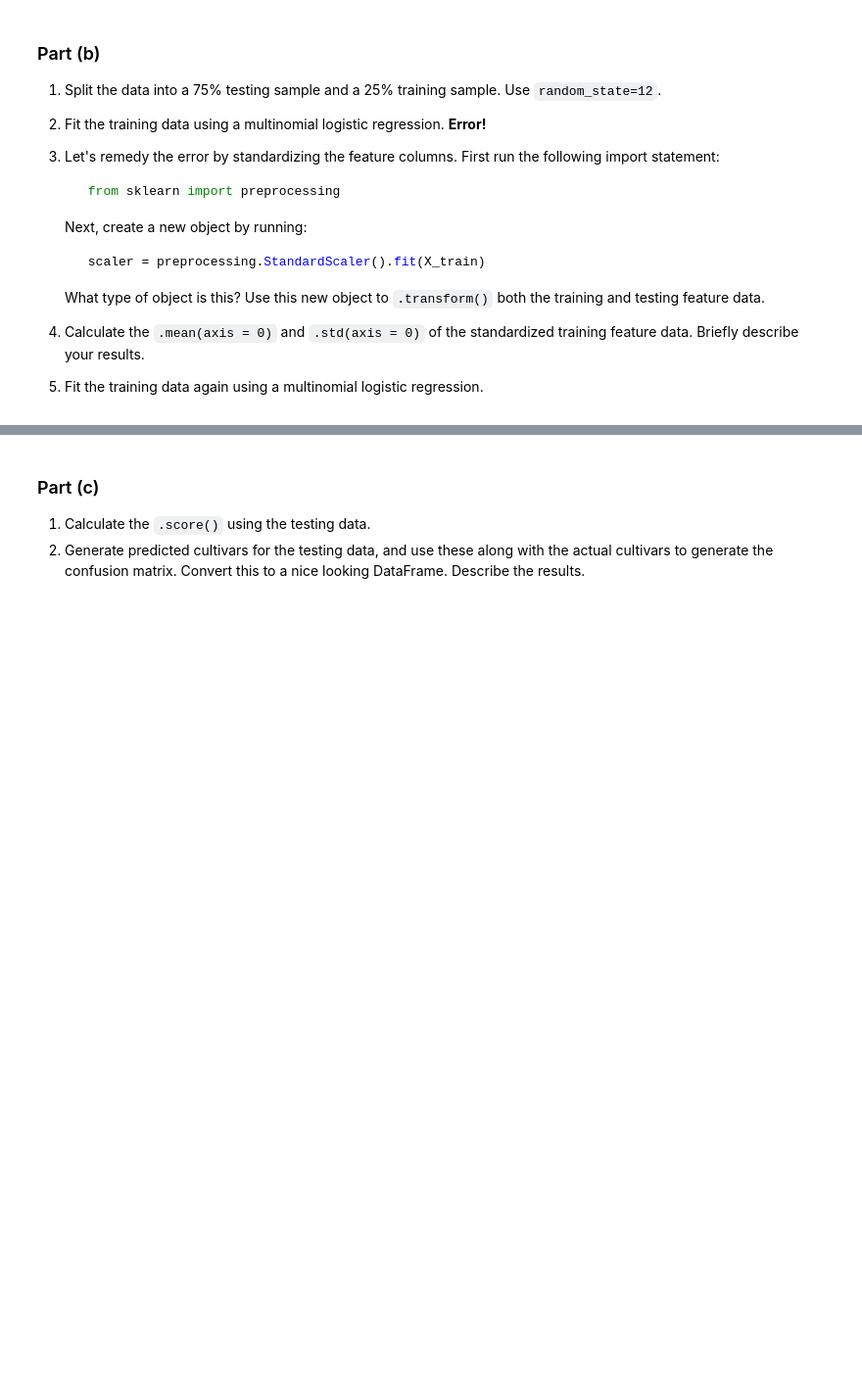
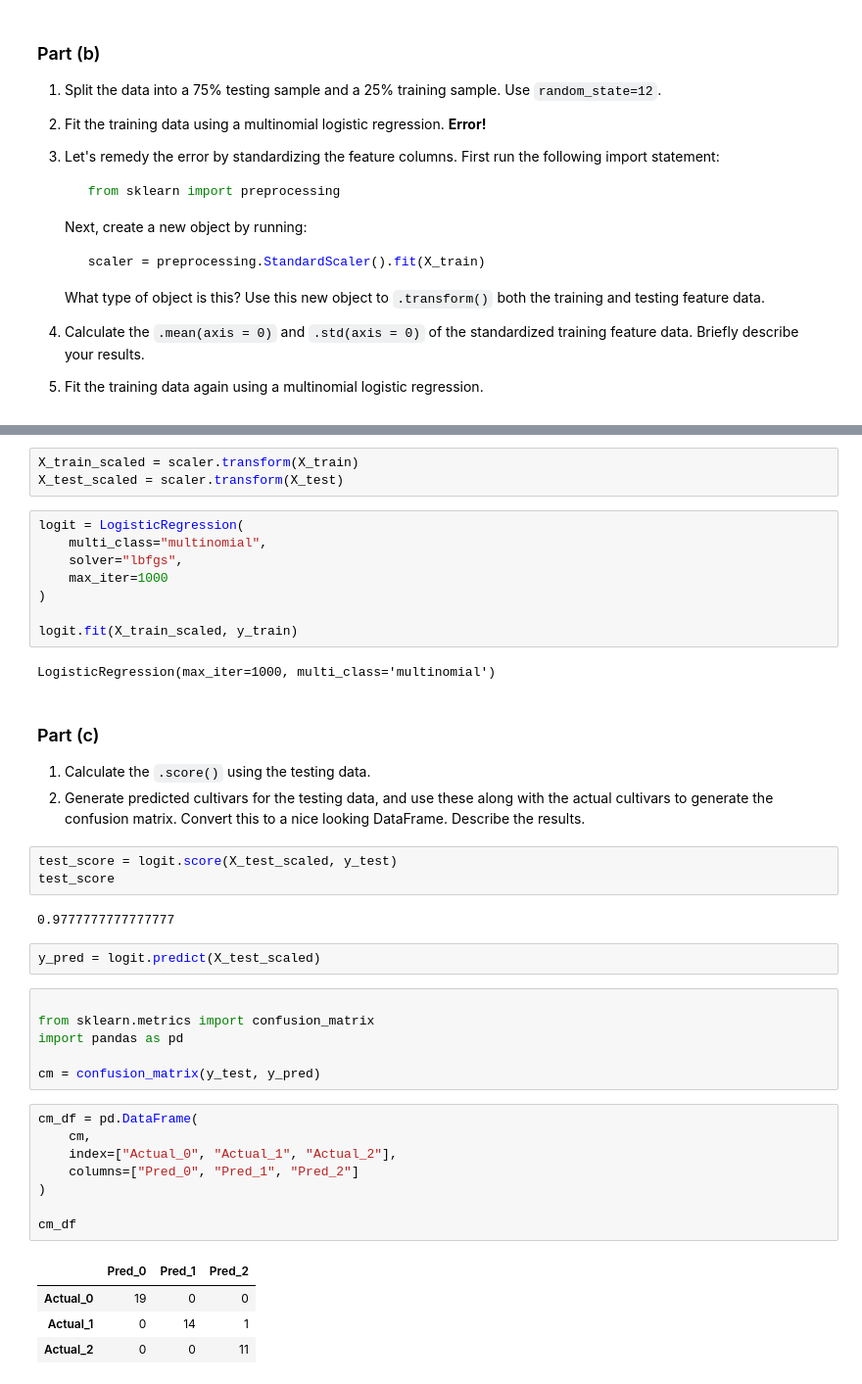
Before and after one commit to messymoose/ECON570, a Jupyter notebook: projects/cp4_f25.ipynb, the cells around one changed output, grey strips where cells are left out. Shown at 98% size. Drawn from its saved outputs; the diff is of its cells as text; blank space fills up the shorter version.

```diff
--- a/projects/cp4_f25.ipynb
+++ b/projects/cp4_f25.ipynb
@@ -287,5 +340,44 @@ The dataset 'wine.csv' contains information on samples of wine from three differ
+# %%
+X_train_scaled = scaler.transform(X_train)
+X_test_scaled = scaler.transform(X_test)
+# %%
+logit = LogisticRegression(
+    multi_class="multinomial",
+    solver="lbfgs",
+    max_iter=1000
+)
+
+logit.fit(X_train_scaled, y_train)
+# %% [output]
+LogisticRegression(max_iter=1000, multi_class='multinomial')
 # %% [markdown]
 ### Part (c)
 
 1. Calculate the `.score()` using the testing data.
 2. Generate predicted cultivars for the testing data, and use these along with the actual cultivars to generate the confusion matrix. Convert this to a nice looking DataFrame. Describe the results.
+# %%
+test_score = logit.score(X_test_scaled, y_test)
+test_score
+# %% [output]
+0.9777777777777777
+# %%
+y_pred = logit.predict(X_test_scaled)
+# %%
+
+from sklearn.metrics import confusion_matrix
+import pandas as pd
+
+cm = confusion_matrix(y_test, y_pred)
+# %%
+cm_df = pd.DataFrame(
+    cm,
+    index=["Actual_0", "Actual_1", "Actual_2"],
+    columns=["Pred_0", "Pred_1", "Pred_2"]
+)
+
+cm_df
+# %% [output]
+|  | Pred_0 | Pred_1 | Pred_2 |
+| Actual_0 | 19 | 0 | 0 |
+| Actual_1 | 0 | 14 | 1 |
+| Actual_2 | 0 | 0 | 11 |
```
Also changed, not shown: parts of 8 cells of this notebook.
